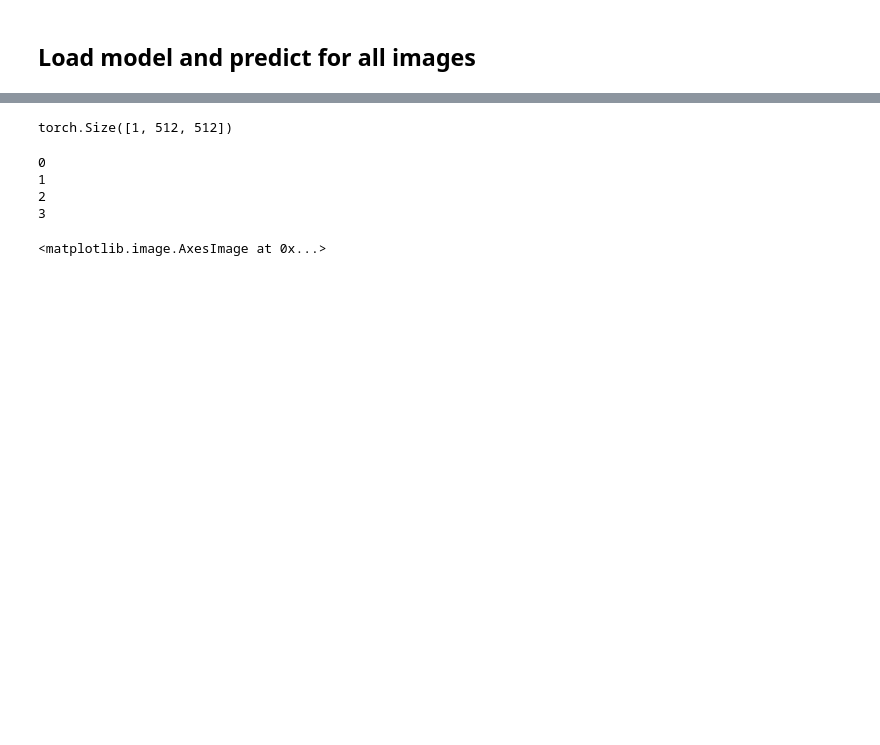
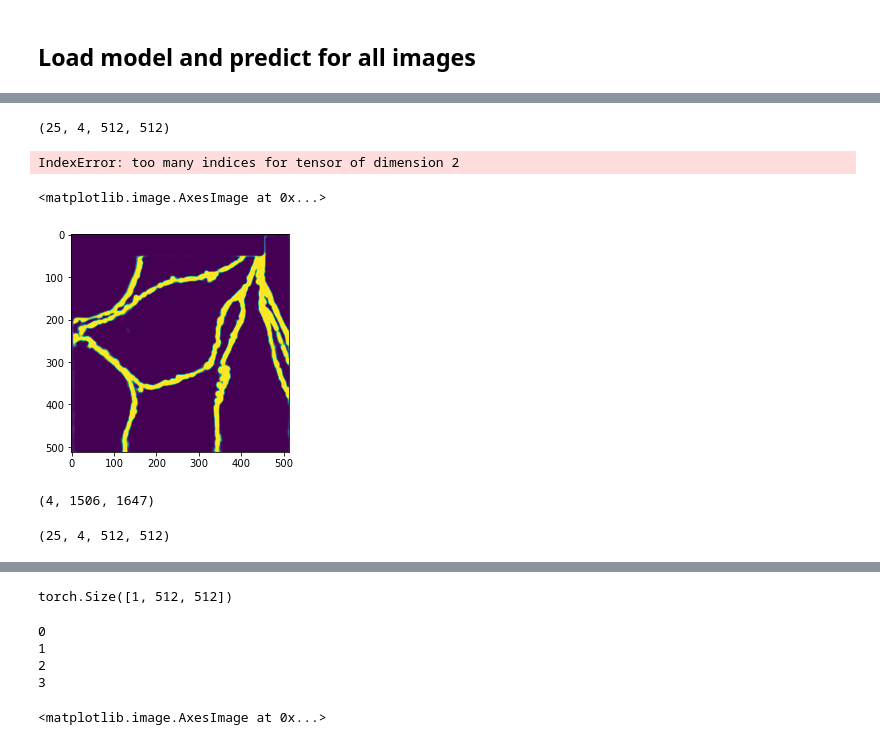
Before and after one commit to Buglakova/fibsem_segm, a Jupyter notebook: check_results.ipynb, the cells around one changed output, grey strips where cells are left out. Cells and saved outputs as stored; diff of their text form; code cells hidden in the pictures; blank space fills up the shorter version.

```diff
--- a/check_results.ipynb
+++ b/check_results.ipynb
@@ -119,0 +279,7 @@ Reusing TensorBoard on port 6008 (pid 144186), started 4 days, 3:15:53 ago. (Use
+# %%
+if torch.cuda.is_available():
+    print("GPU is available")
+    device = torch.device(4)
+else:
+    print("GPU is not available")
+    device = torch.device("cpu")
@@ -127,0 +306,6 @@ model_loaded.load_state_dict(checkpoint['model_state_dict'])
+# %%
+out_channels = 4
+predictions = []
+
+for i, tile in enumerate(tiles):
+    predictions.append(model_loaded(tile[None, ...].to(device)).to("cpu").detach().numpy()[0, ...])
@@ -127,0 +330,12 @@ model_loaded.load_state_dict(checkpoint['model_state_dict'])
+# %%
+predictions = np.array(predictions)
+# %%
+predictions.shape
+# %% [output]
+(25, 4, 512, 512)
+# %%
+model_loaded.eval()
+
+prediction = model_loaded(tile[0][None, :, :, :])
+# %% [output]
+IndexError: too many indices for tensor of dimension 2
@@ -127,0 +344,13 @@ model_loaded.load_state_dict(checkpoint['model_state_dict'])
+# %%
+plt.imshow(predictions[0, 1, :, :])
+# %% [output]
+<matplotlib.image.AxesImage at 0x...>
+[figure, added]
+# %%
+stitched.shape
+# %% [output]
+(4, 1506, 1647)
+# %%
+predictions.shape
+# %% [output]
+(25, 4, 512, 512)
```
Also changed, not shown: parts of 33 cells of this notebook.
